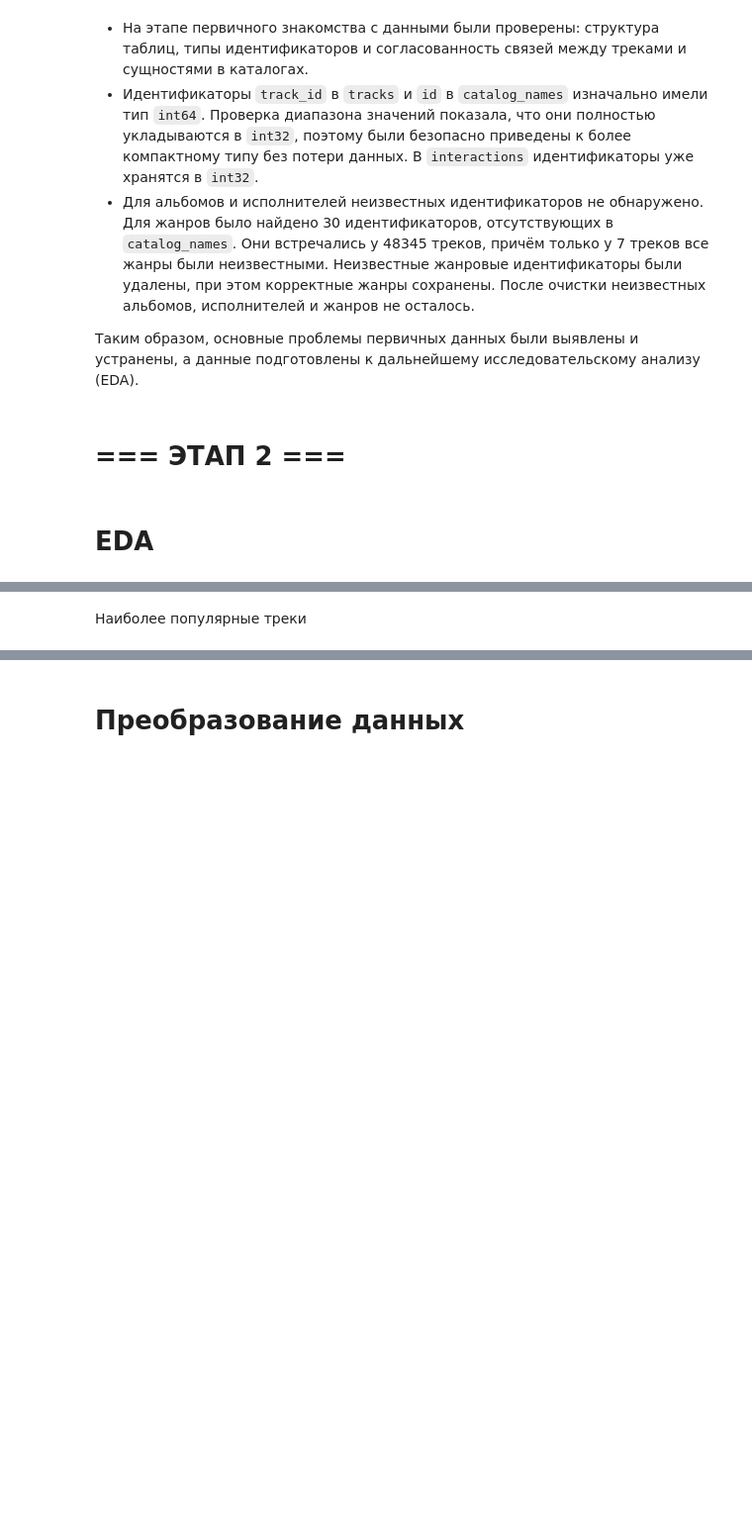
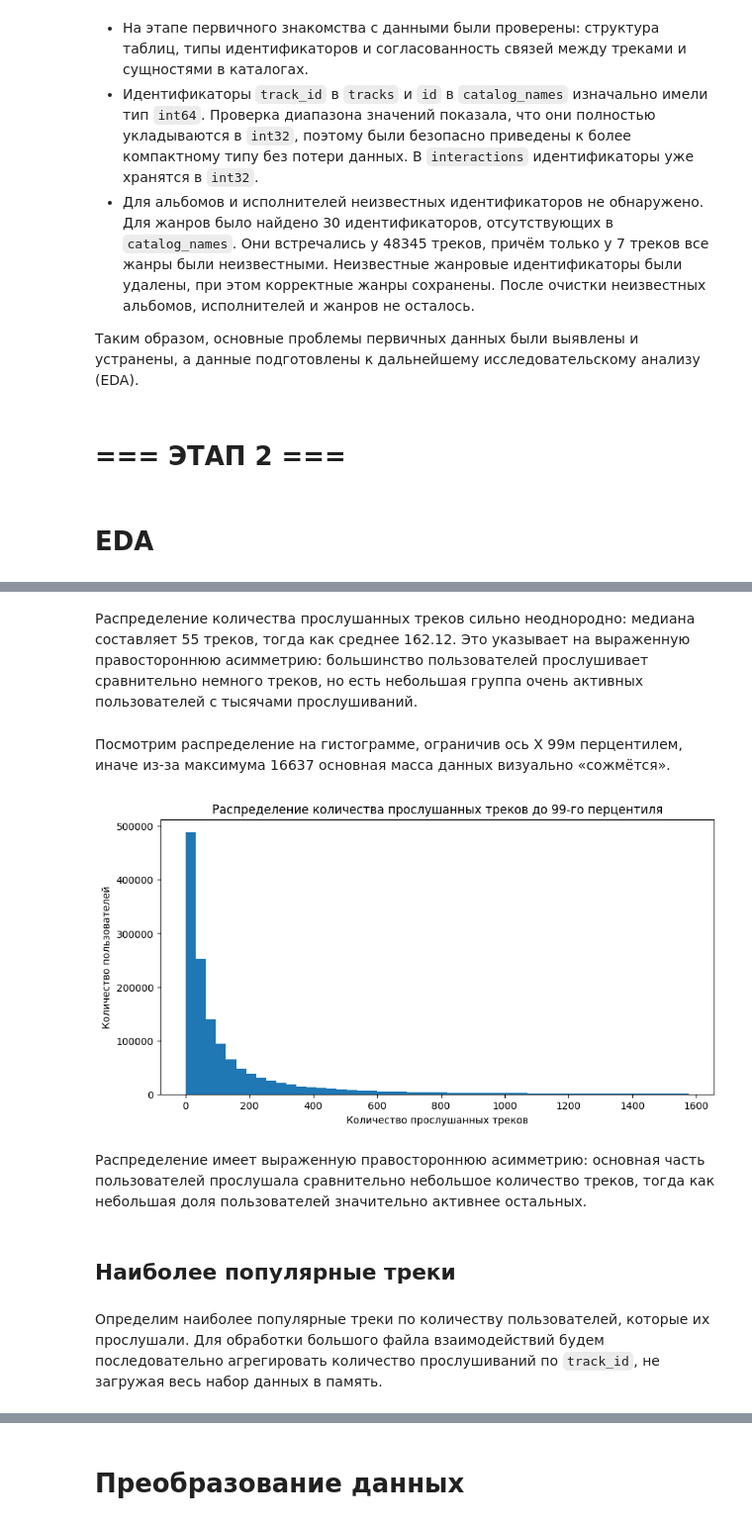
Before and after one commit to LadyProGo/mle-project-sprint-4-v001, a Jupyter notebook: recommendations.ipynb, the cells around one changed output, grey strips where cells are left out. Shown at 99% size. Saved outputs shown, nothing was run; the diff lists cells and outputs as text; code cells hidden in the pictures; blank space fills up the shorter version.

```diff
--- a/recommendations.ipynb
+++ b/recommendations.ipynb
@@ -351,0 +360,22 @@ print("Неизвестных жанров:", len(unknown_genre_ids))
+# %%
+# создаём счётчик количества взаимодействий для каждого пользователя
+user_listen_counts = pd.Series(dtype="int64")
+# %%
+# последовательно читаем только идентификаторы пользователей небольшими пакетами
+for batch in interactions_parquet.iter_batches(
+    batch_size=1000000,
+    columns=["user_id"]
+):
+    batch_users = batch.column("user_id").to_pandas()
+
+    # считаем количество взаимодействий пользователей внутри текущего пакета
+    batch_counts = batch_users.value_counts()
+
+    # добавляем результаты пакета к общему счётчику
+    user_listen_counts = user_listen_counts.add(
+        batch_counts,
+        fill_value=0
+    )
+# %%
+# приводим итоговые значения к целочисленному типу
+user_listen_counts = user_listen_counts.astype("int64")
@@ -352,2 +499,26 @@ print("Неизвестных жанров:", len(unknown_genre_ids))
+# %% [markdown]
+Распределение количества прослушанных треков сильно неоднородно: медиана составляет 55 треков, тогда как среднее 162.12. Это указывает на выраженную правостороннюю асимметрию: большинство пользователей прослушивает сравнительно немного треков, но есть небольшая группа очень активных пользователей с тысячами прослушиваний.
+# %% [markdown]
+Посмотрим распределение на гистограмме, ограничив ось Х 99м перцентилем, иначе из-за максимума 16637 основная масса данных визуально «сожмётся».
+# %%
+# определяем верхнюю границу по 99-му перцентилю
+listen_count_99 = user_listen_counts.quantile(0.99)
+listen_counts_main = user_listen_counts[
+    user_listen_counts <= listen_count_99]
+# %%
+# строим распределение количества прослушанных треков
+plt.figure(figsize=(10, 5))
+plt.hist(
+    listen_counts_main,
+    bins=50)
+plt.title("Распределение количества прослушанных треков до 99-го перцентиля")
+plt.xlabel("Количество прослушанных треков")
+plt.ylabel("Количество пользователей");
+# %% [output]
+[figure, added]
+# %% [markdown]
+Распределение имеет выраженную правостороннюю асимметрию: основная часть пользователей прослушала сравнительно небольшое количество треков, тогда как небольшая доля пользователей значительно активнее остальных.
 # %% [markdown]
-Наиболее популярные треки
+## Наиболее популярные треки
+# %% [markdown]
+Определим наиболее популярные треки по количеству пользователей, которые их прослушали. Для обработки большого файла взаимодействий будем последовательно агрегировать количество прослушиваний по `track_id`, не загружая весь набор данных в память.
```
Also changed, not shown: parts of 103 cells of this notebook.
